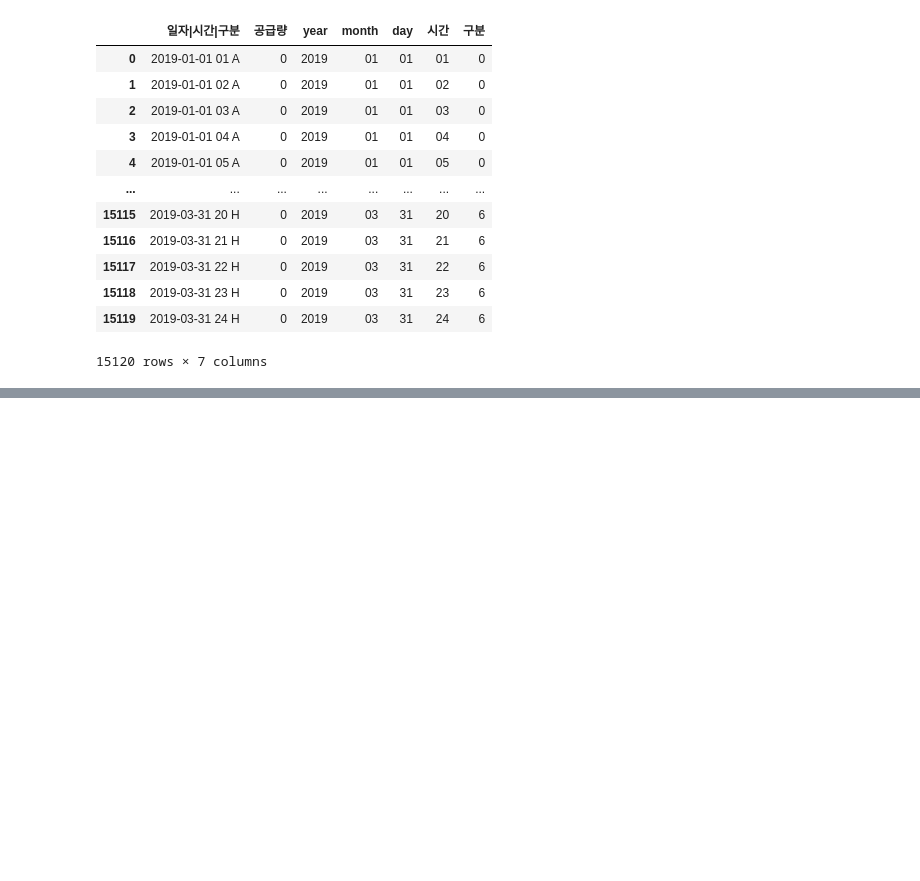
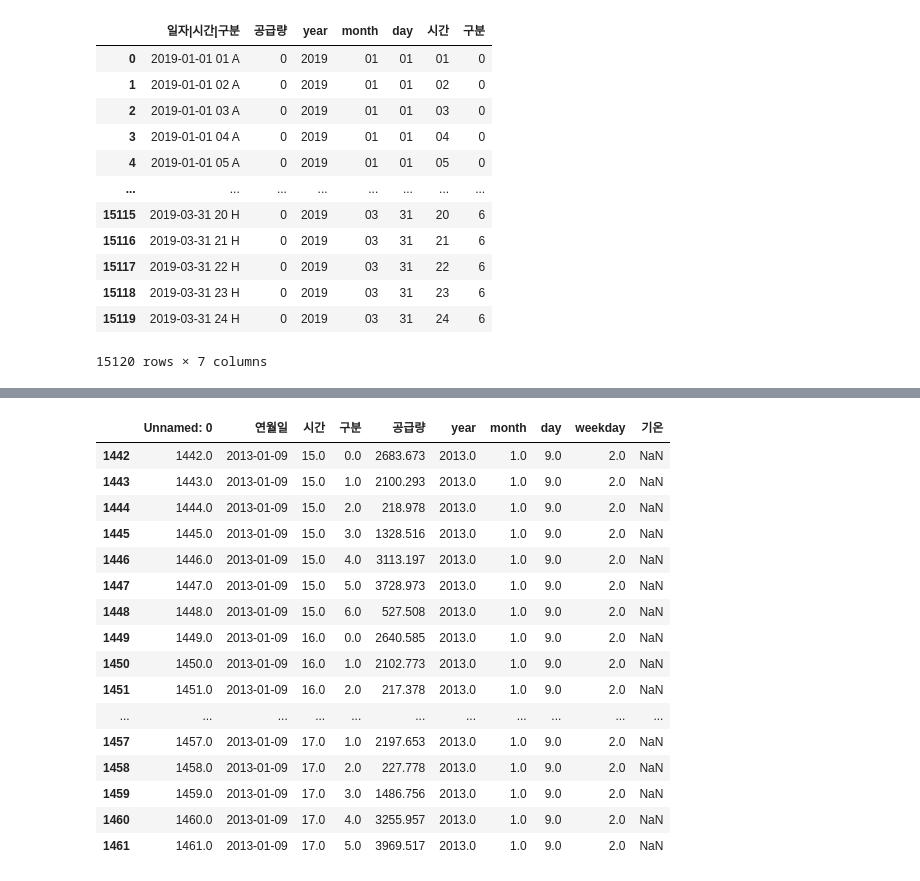
Before and after one commit to kbjung/LikeLion_13th_DataCourse, a Jupyter notebook: TP02/2021.10.27-05_2019년_기온_예측_ver0.1.ipynb, the cells around one changed output, grey strips where cells are left out. Drawn from its saved outputs; the diff is of its cells as text; code cells hidden in the pictures; blank space fills up the shorter version.

```diff
--- a/TP02/2021.10.27-05_2019년_기온_예측_ver0.1.ipynb
+++ b/TP02/2021.10.27-05_2019년_기온_예측_ver0.1.ipynb
@@ -118,0 +306,6 @@ X_train, X_test, y_train, y_test = train_test_split(X, y, random_state=0)
+# %%
+# 2013년 1월 9일 14시 채우기
+# 해당 월, 일, 시간의 평균 구하기
+nan_temp = total.loc[(total['month']==1) & (total['day']==9) & (total['시간']==14)]['기온'].mean()
+# 2013년 1월 9일 14시 채우기
+total.loc[(total['month']==1) & (total['day']==9) & (total['시간']==14) & (total['기온'].isnull())] = nan_temp
@@ -118,0 +325,21 @@ X_train, X_test, y_train, y_test = train_test_split(X, y, random_state=0)
+# %%
+# 확인
+total[total['기온'].isnull()][:20]
+# %% [output]
+|  | Unnamed: 0 | 연월일 | 시간 | 구분 | 공급량 | year | month | day | weekday | 기온 |
+| 1442 | 1442.0 | 2013-01-09 | 15.0 | 0.0 | 2683.673 | 2013.0 | 1.0 | 9.0 | 2.0 | NaN |
+| 1443 | 1443.0 | 2013-01-09 | 15.0 | 1.0 | 2100.293 | 2013.0 | 1.0 | 9.0 | 2.0 | NaN |
+| 1444 | 1444.0 | 2013-01-09 | 15.0 | 2.0 | 218.978 | 2013.0 | 1.0 | 9.0 | 2.0 | NaN |
+| 1445 | 1445.0 | 2013-01-09 | 15.0 | 3.0 | 1328.516 | 2013.0 | 1.0 | 9.0 | 2.0 | NaN |
+| 1446 | 1446.0 | 2013-01-09 | 15.0 | 4.0 | 3113.197 | 2013.0 | 1.0 | 9.0 | 2.0 | NaN |
+| 1447 | 1447.0 | 2013-01-09 | 15.0 | 5.0 | 3728.973 | 2013.0 | 1.0 | 9.0 | 2.0 | NaN |
+| 1448 | 1448.0 | 2013-01-09 | 15.0 | 6.0 | 527.508 | 2013.0 | 1.0 | 9.0 | 2.0 | NaN |
+| 1449 | 1449.0 | 2013-01-09 | 16.0 | 0.0 | 2640.585 | 2013.0 | 1.0 | 9.0 | 2.0 | NaN |
+| 1450 | 1450.0 | 2013-01-09 | 16.0 | 1.0 | 2102.773 | 2013.0 | 1.0 | 9.0 | 2.0 | NaN |
+| 1451 | 1451.0 | 2013-01-09 | 16.0 | 2.0 | 217.378 | 2013.0 | 1.0 | 9.0 | 2.0 | NaN |
+| ... | ... | ... | ... | ... | ... | ... | ... | ... | ... | ... |
+| 1457 | 1457.0 | 2013-01-09 | 17.0 | 1.0 | 2197.653 | 2013.0 | 1.0 | 9.0 | 2.0 | NaN |
+| 1458 | 1458.0 | 2013-01-09 | 17.0 | 2.0 | 227.778 | 2013.0 | 1.0 | 9.0 | 2.0 | NaN |
+| 1459 | 1459.0 | 2013-01-09 | 17.0 | 3.0 | 1486.756 | 2013.0 | 1.0 | 9.0 | 2.0 | NaN |
+| 1460 | 1460.0 | 2013-01-09 | 17.0 | 4.0 | 3255.957 | 2013.0 | 1.0 | 9.0 | 2.0 | NaN |
+| 1461 | 1461.0 | 2013-01-09 | 17.0 | 5.0 | 3969.517 | 2013.0 | 1.0 | 9.0 | 2.0 | NaN |
```
Also changed, not shown: parts of 90 cells of this notebook, 3 other files.
